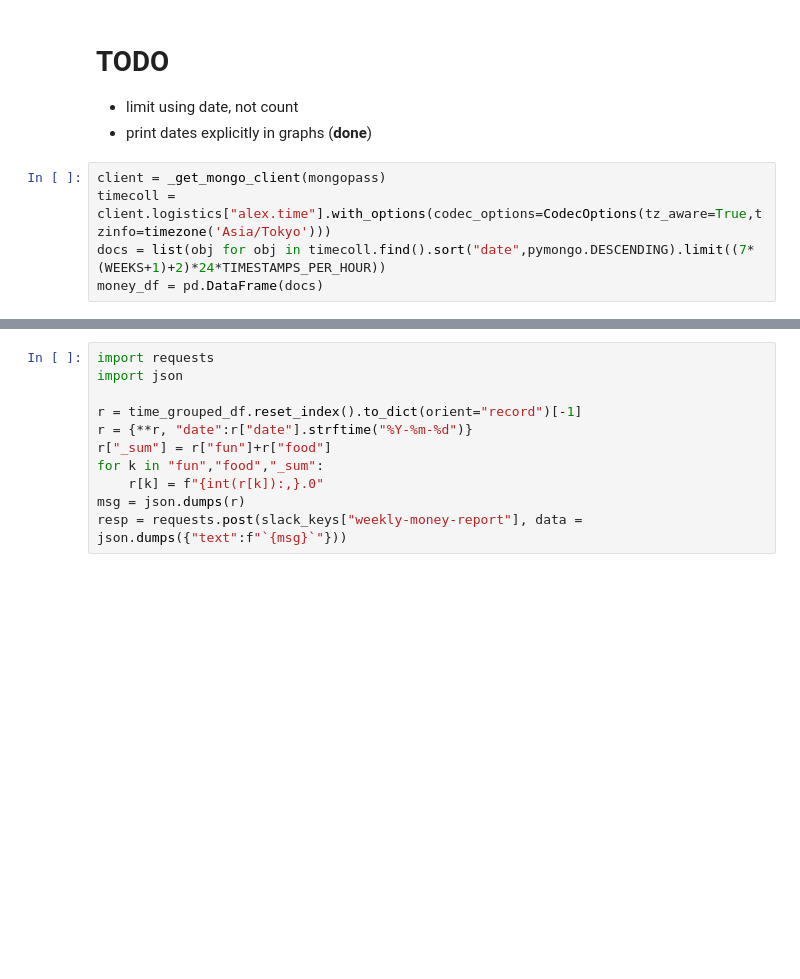
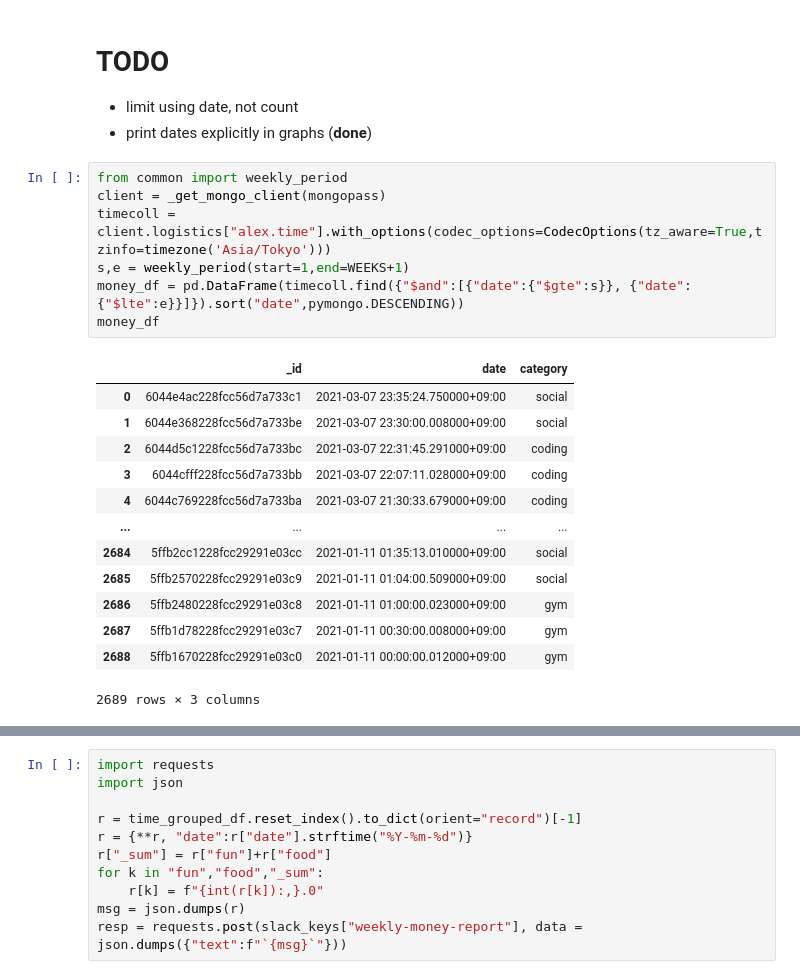
Before and after one commit to nailbiter/for, a Jupyter notebook: forjupiter/weekly-analysis.ipynb, the cells around one changed output, grey strips where cells are left out. Drawn from its saved outputs; the diff is of its cells as text; blank space fills up the shorter version.

```diff
--- a/forjupiter/weekly-analysis.ipynb
+++ b/forjupiter/weekly-analysis.ipynb
@@ -24,10 +24,26 @@ def _get_mongo_client(mongopass):
 * limit using date, not count
 * print dates explicitly in graphs (**done**)
 # %%
+from common import weekly_period
 client = _get_mongo_client(mongopass)
 timecoll = client.logistics["alex.time"].with_options(codec_options=CodecOptions(tz_aware=True,tzinfo=timezone('Asia/Tokyo')))
-docs = list(obj for obj in timecoll.find().sort("date",pymongo.DESCENDING).limit((7*(WEEKS+1)+2)*24*TIMESTAMPS_PER_HOUR))
-money_df = pd.DataFrame(docs)
+s,e = weekly_period(start=1,end=WEEKS+1)
+money_df = pd.DataFrame(timecoll.find({"$and":[{"date":{"$gte":s}}, {"date":{"$lte":e}}]}).sort("date",pymongo.DESCENDING))
+money_df
+# %% [output]
+|  | _id | date | category |
+| 0 | 6044e4ac228fcc56d7a733c1 | 2021-03-07 23:35:24.750000+09:00 | social |
+| 1 | 6044e368228fcc56d7a733be | 2021-03-07 23:30:00.008000+09:00 | social |
+| 2 | 6044d5c1228fcc56d7a733bc | 2021-03-07 22:31:45.291000+09:00 | coding |
+| 3 | 6044cfff228fcc56d7a733bb | 2021-03-07 22:07:11.028000+09:00 | coding |
+| 4 | 6044c769228fcc56d7a733ba | 2021-03-07 21:30:33.679000+09:00 | coding |
+| ... | ... | ... | ... |
+| 2684 | 5ffb2cc1228fcc29291e03cc | 2021-01-11 01:35:13.010000+09:00 | social |
+| 2685 | 5ffb2570228fcc29291e03c9 | 2021-01-11 01:04:00.509000+09:00 | social |
+| 2686 | 5ffb2480228fcc29291e03c8 | 2021-01-11 01:00:00.023000+09:00 | gym |
+| 2687 | 5ffb1d78228fcc29291e03c7 | 2021-01-11 00:30:00.008000+09:00 | gym |
+| 2688 | 5ffb1670228fcc29291e03c0 | 2021-01-11 00:00:00.012000+09:00 | gym |
+2689 rows × 3 columns
 # %%
 money_df["week"] = money_df["date"].apply(lambda d:d.date().isocalendar()[1])
 money_df["elapsed_hours"] = 1/TIMESTAMPS_PER_HOUR
```
Also changed, not shown: parts of 7 cells of this notebook, 4 other files.
